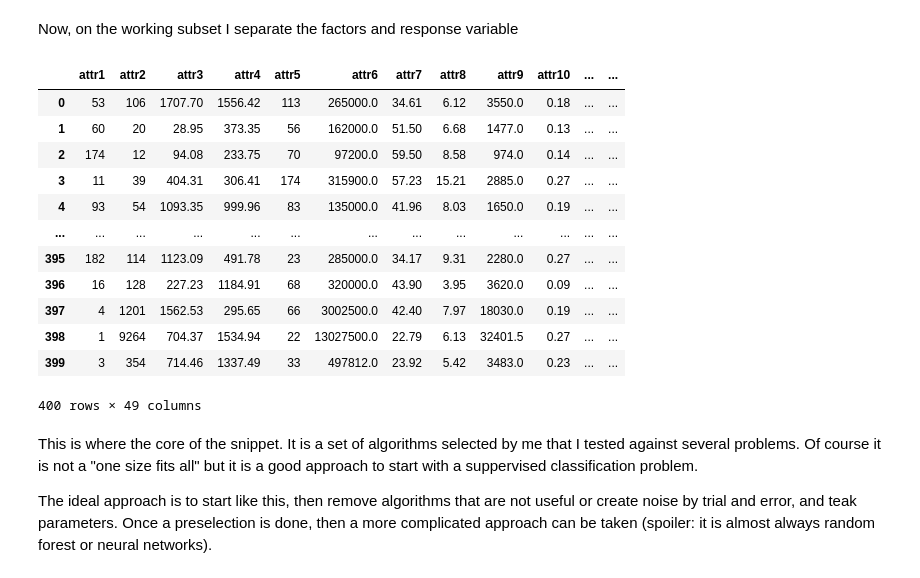
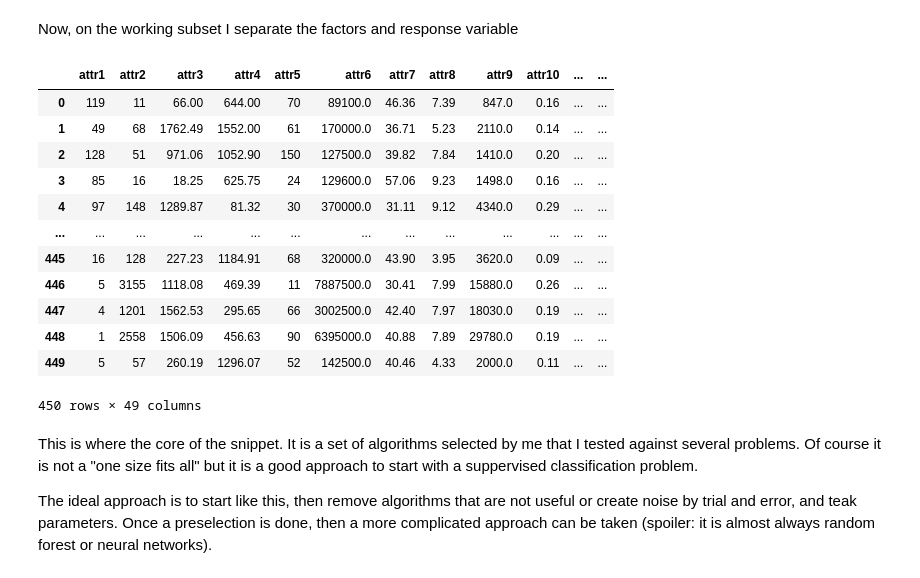
Before and after one commit to krikorantranik/Work, a Jupyter notebook: QuickSupervised.ipynb, the cells around one changed output. Drawn from its saved outputs; the diff is of its cells as text; code cells hidden in the pictures.

```diff
--- a/QuickSupervised.ipynb
+++ b/QuickSupervised.ipynb
@@ -114,24 +114,24 @@ def rebalance(sset, min, max):
 # %% [markdown]
 Now, on the working subset I separate the factors and response variable
 # %%
-subset = rebalance(sset=subset, min=100, max=300)
+subset = rebalance(sset=subset, min=150, max=300)
 subset_y = subset[['target']]
 subset_x = subset.drop(columns=['target'])
 subset_x
 # %% [output]
 |  | attr1 | attr2 | attr3 | attr4 | attr5 | attr6 | attr7 | attr8 | attr9 | attr10 | ... | ... |
-| 0 | 53 | 106 | 1707.70 | 1556.42 | 113 | 265000.0 | 34.61 | 6.12 | 3550.0 | 0.18 | ... | ... |
-| 1 | 60 | 20 | 28.95 | 373.35 | 56 | 162000.0 | 51.50 | 6.68 | 1477.0 | 0.13 | ... | ... |
-| 2 | 174 | 12 | 94.08 | 233.75 | 70 | 97200.0 | 59.50 | 8.58 | 974.0 | 0.14 | ... | ... |
-| 3 | 11 | 39 | 404.31 | 306.41 | 174 | 315900.0 | 57.23 | 15.21 | 2885.0 | 0.27 | ... | ... |
-| 4 | 93 | 54 | 1093.35 | 999.96 | 83 | 135000.0 | 41.96 | 8.03 | 1650.0 | 0.19 | ... | ... |
+| 0 | 119 | 11 | 66.00 | 644.00 | 70 | 89100.0 | 46.36 | 7.39 | 847.0 | 0.16 | ... | ... |
+| 1 | 49 | 68 | 1762.49 | 1552.00 | 61 | 170000.0 | 36.71 | 5.23 | 2110.0 | 0.14 | ... | ... |
+| 2 | 128 | 51 | 971.06 | 1052.90 | 150 | 127500.0 | 39.82 | 7.84 | 1410.0 | 0.20 | ... | ... |
+| 3 | 85 | 16 | 18.25 | 625.75 | 24 | 129600.0 | 57.06 | 9.23 | 1498.0 | 0.16 | ... | ... |
+| 4 | 97 | 148 | 1289.87 | 81.32 | 30 | 370000.0 | 31.11 | 9.12 | 4340.0 | 0.29 | ... | ... |
 | ... | ... | ... | ... | ... | ... | ... | ... | ... | ... | ... | ... | ... |
-| 395 | 182 | 114 | 1123.09 | 491.78 | 23 | 285000.0 | 34.17 | 9.31 | 2280.0 | 0.27 | ... | ... |
-| 396 | 16 | 128 | 227.23 | 1184.91 | 68 | 320000.0 | 43.90 | 3.95 | 3620.0 | 0.09 | ... | ... |
-| 397 | 4 | 1201 | 1562.53 | 295.65 | 66 | 3002500.0 | 42.40 | 7.97 | 18030.0 | 0.19 | ... | ... |
-| 398 | 1 | 9264 | 704.37 | 1534.94 | 22 | 13027500.0 | 22.79 | 6.13 | 32401.5 | 0.27 | ... | ... |
-| 399 | 3 | 354 | 714.46 | 1337.49 | 33 | 497812.0 | 23.92 | 5.42 | 3483.0 | 0.23 | ... | ... |
+| 445 | 16 | 128 | 227.23 | 1184.91 | 68 | 320000.0 | 43.90 | 3.95 | 3620.0 | 0.09 | ... | ... |
+| 446 | 5 | 3155 | 1118.08 | 469.39 | 11 | 7887500.0 | 30.41 | 7.99 | 15880.0 | 0.26 | ... | ... |
+| 447 | 4 | 1201 | 1562.53 | 295.65 | 66 | 3002500.0 | 42.40 | 7.97 | 18030.0 | 0.19 | ... | ... |
+| 448 | 1 | 2558 | 1506.09 | 456.63 | 90 | 6395000.0 | 40.88 | 7.89 | 29780.0 | 0.19 | ... | ... |
+| 449 | 5 | 57 | 260.19 | 1296.07 | 52 | 142500.0 | 40.46 | 4.33 | 2000.0 | 0.11 | ... | ... |
-400 rows × 49 columns
+450 rows × 49 columns
 # %% [markdown]
 This is where the core of the snippet. It is a set of algorithms selected by me that I tested against several problems. Of course it is not a "one size fits all" but it is a good approach to start with a suppervised classification problem.
 
```
Also changed, not shown: parts of 2 cells of this notebook.
